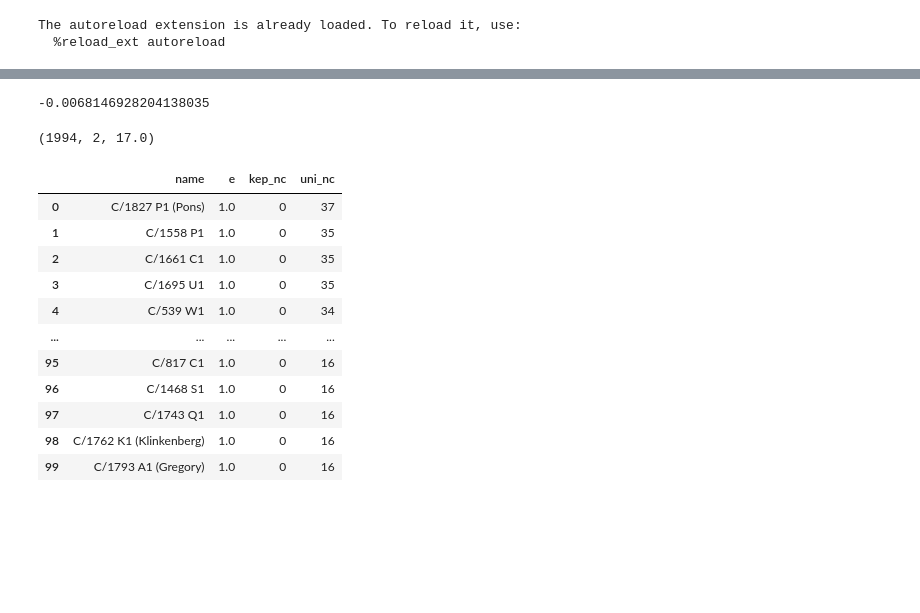
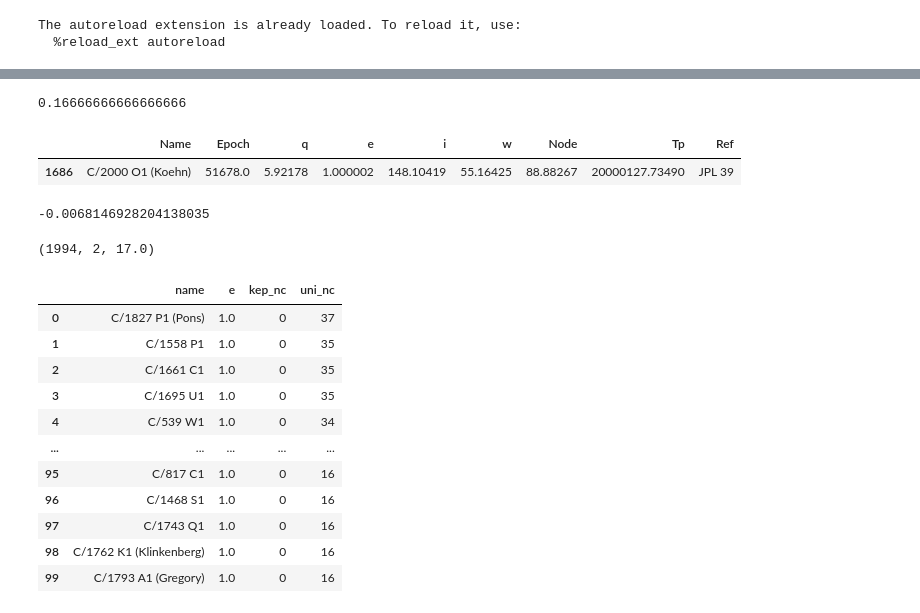
Before and after one commit to benitocm/my-orbits, a Jupyter notebook: notebooks/Testing.ipynb, the cells around one changed output, grey strips where cells are left out. Cells and saved outputs as stored; diff of their text form; code cells hidden in the pictures; blank space fills up the shorter version.

```diff
--- a/notebooks/Testing.ipynb
+++ b/notebooks/Testing.ipynb
@@ -21,3 +34,12 @@ print (cycles)
+# %%
+1/6
+# %% [output]
+0.16666666666666666
+# %%
+dc.DF_COMETS[dc.DF_COMETS.e==1.00000217]
+# %% [output]
+|  | Name | Epoch | q | e | i | w | Node | Tp | Ref |
+| 1686 | C/2000 O1 (Koehn) | 51678.0 | 5.92178 | 1.000002 | 148.10419 | 55.16425 | 88.88267 | 20000127.73490 | JPL 39 |
 # %%
 new_alpha = alpha - (cycles*TWOPI)
 new_alpha
```
Also changed, not shown: parts of 11 cells of this notebook, 20 other files.
